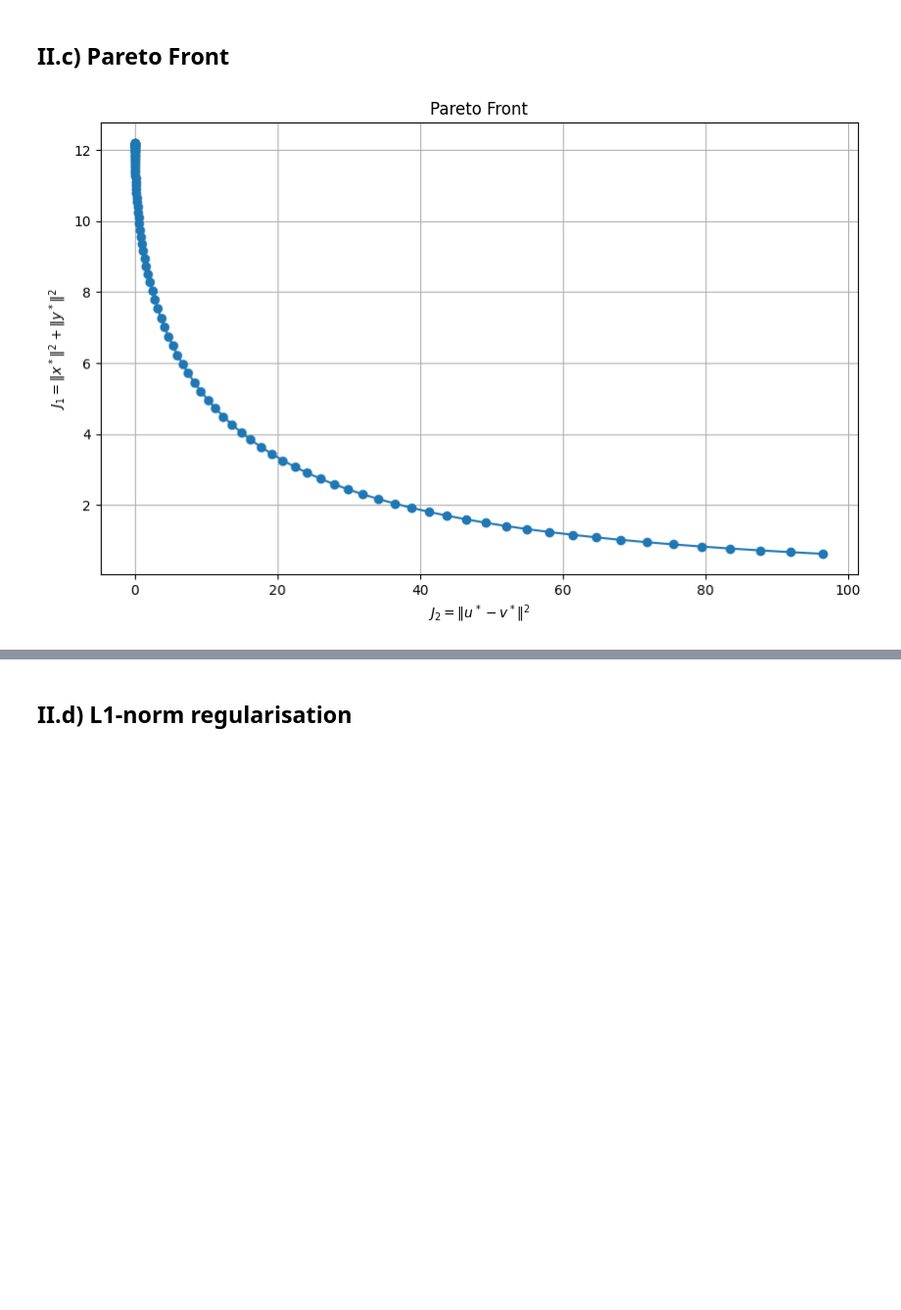
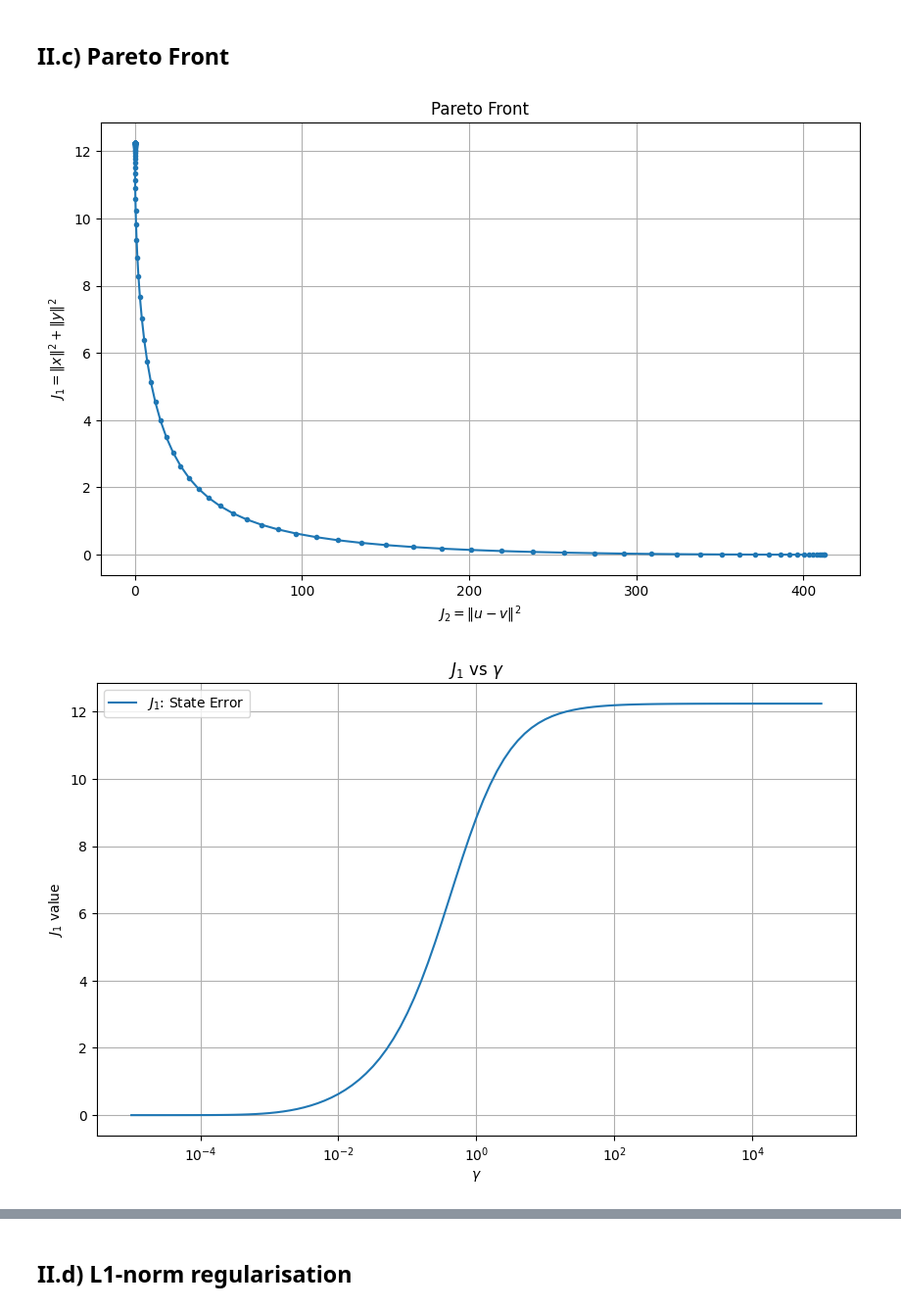
Before and after one commit to umarsdq/optimisationCW, a Jupyter notebook: optimisation.ipynb, the cells around one changed output, grey strips where cells are left out. Shown: that part at 98% size. Cells and saved outputs as stored; diff of their text form; code cells hidden in the pictures; blank space fills up the shorter version.

```diff
--- a/optimisation.ipynb
+++ b/optimisation.ipynb
@@ -235,39 +290,60 @@ plt.show()
 # %% [markdown]
 ## II.c) Pareto Front
 # %%
-gammas = np.logspace(-2, 2, 100)
+gammas = np.logspace(-5, 5, 101)
 J1s = []
 J2s = []
 
 for gamma in gammas:
     A = Sx.T @ Sx + gamma * np.eye(N)
     B = -gamma * np.eye(N)
     C = -gamma * np.eye(N)
     D_mat = Sy.T @ Sy + gamma * np.eye(N)
 
     LHS = np.block([[A, B], [C, D_mat]])
     RHS = np.concatenate([-Sx.T @ cx, -Sy.T @ cy])
 
     sol = np.linalg.solve(LHS, RHS)
     u = sol[:N]
     v = sol[N:]
 
     x = Sx @ u + cx
     y = Sy @ v + cy
 
     J1 = np.linalg.norm(x)**2 + np.linalg.norm(y)**2
     J2 = np.linalg.norm(u - v)**2
 
     J1s.append(J1)
     J2s.append(J2)
 
 plt.figure(figsize=(10, 6))
-plt.plot(J2s, J1s, marker='o')
-plt.xlabel(r'$J_2 = \|u^* - v^*\|^2$')
-plt.ylabel(r'$J_1 = \|x^*\|^2 + \|y^*\|^2$')
+plt.plot(J2s, J1s, marker='.')
+plt.xlabel(r'$J_2 = \|u - v\|^2$')
+plt.ylabel(r'$J_1 = \|x\|^2 + \|y\|^2$')
 plt.title(r'Pareto Front')
 plt.grid(True)
 plt.savefig('plots/pareto_front.png', bbox_inches='tight', dpi=600)
 plt.show()
+
+plt.figure(figsize=(10, 6))
+plt.semilogx(gammas, J1s, label=r'$J_1$: State Error')
+plt.xlabel(r'$\gamma$')
+plt.ylabel(r'$J_1$ value')
+plt.title(r'$J_1$ vs $\gamma$')
+plt.grid(True)
+plt.legend()
+plt.savefig('plots/j1_vs_gamma.png', bbox_inches='tight', dpi=600)
+plt.show()
+
+plt.figure(figsize=(10, 6))
+plt.semilogx(gammas, J2s, label=r'$J_2$: Control Difference')
+plt.xlabel(r'$\gamma$')
+plt.ylabel(r'$J_2$ value')
+plt.title(r'$J_2$ vs $\gamma$')
+plt.grid(True)
+plt.legend()
+plt.savefig('plots/j2_vs_gamma.png', bbox_inches='tight', dpi=600)
+plt.show()
 # %% [output]
-[figure, old version]
+[figure, new version]
+[figure, added]
```
Also changed, not shown: parts of 7 cells of this notebook, 10 other files.
